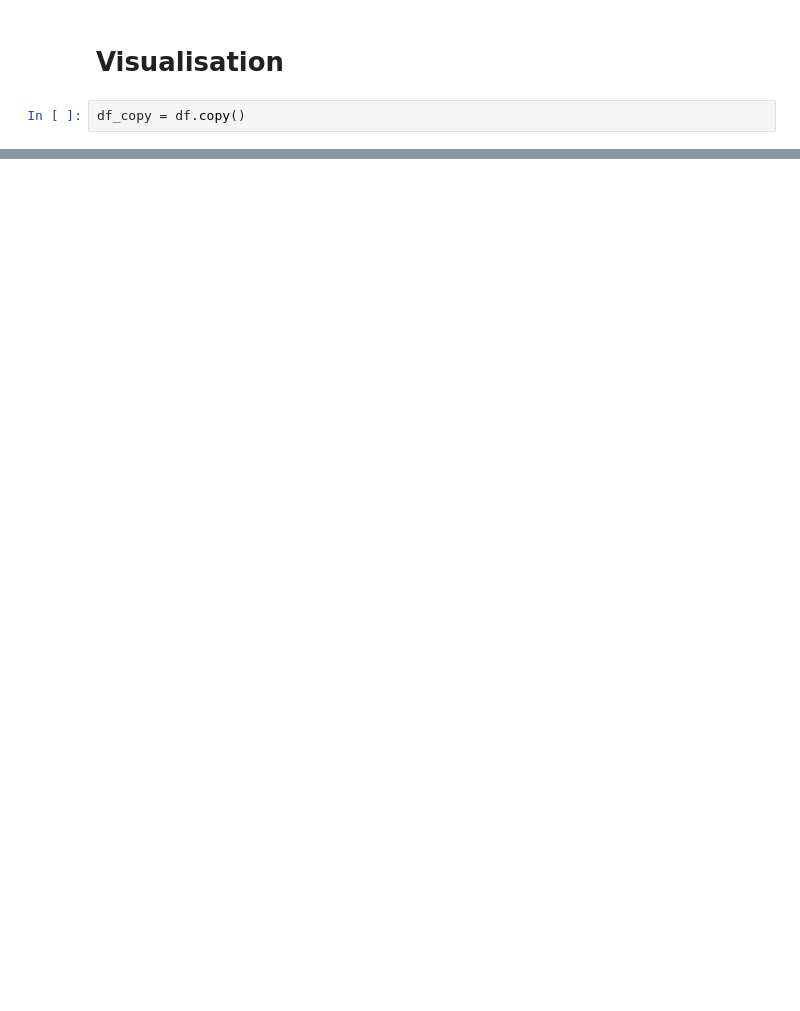
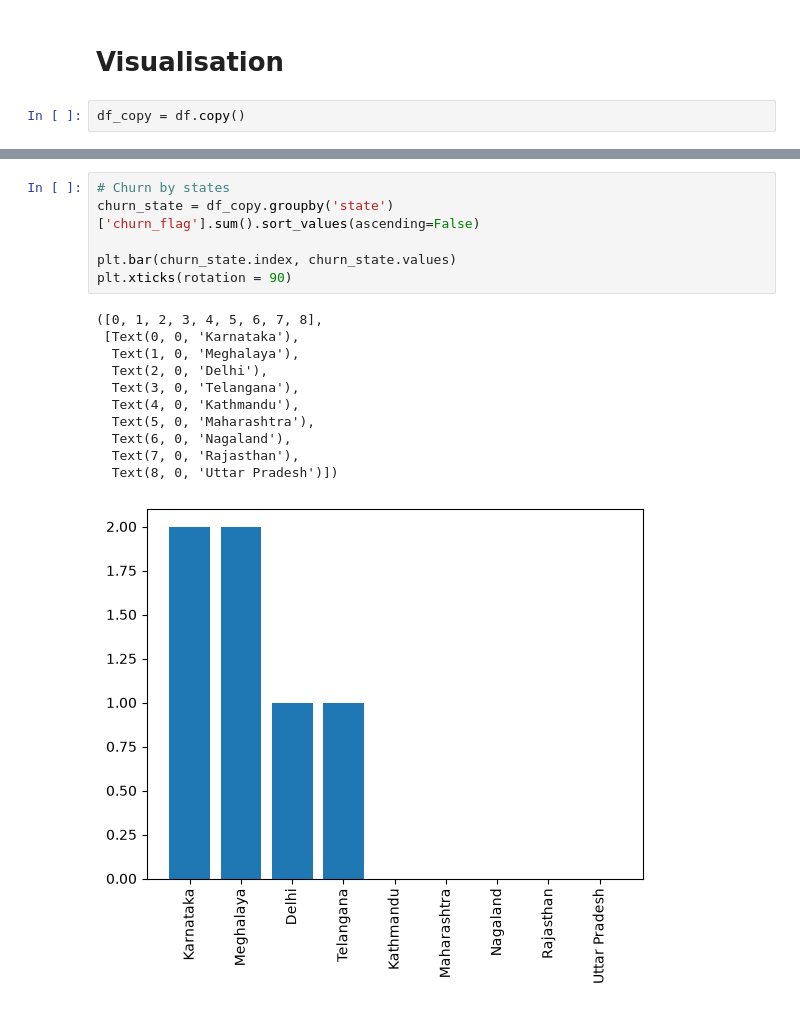
Before and after one commit to abdullahshamshad03/Churn-Analysis, a Jupyter notebook: data_analysis.ipynb, the cells around one changed output, grey strips where cells are left out. Saved outputs shown, nothing was run; the diff lists cells and outputs as text; blank space fills up the shorter version.

```diff
--- a/data_analysis.ipynb
+++ b/data_analysis.ipynb
@@ -229,0 +233,18 @@ df_copy = df.copy()
+# %%
+# Churn by states
+churn_state = df_copy.groupby('state')['churn_flag'].sum().sort_values(ascending=False)
+
+plt.bar(churn_state.index, churn_state.values)
+plt.xticks(rotation = 90)
+# %% [output]
+([0, 1, 2, 3, 4, 5, 6, 7, 8],
+ [Text(0, 0, 'Karnataka'),
+  Text(1, 0, 'Meghalaya'),
+  Text(2, 0, 'Delhi'),
+  Text(3, 0, 'Telangana'),
+  Text(4, 0, 'Kathmandu'),
+  Text(5, 0, 'Maharashtra'),
+  Text(6, 0, 'Nagaland'),
+  Text(7, 0, 'Rajasthan'),
+  Text(8, 0, 'Uttar Pradesh')])
+[figure, added]
```
Also changed, not shown: parts of 14 cells of this notebook.
